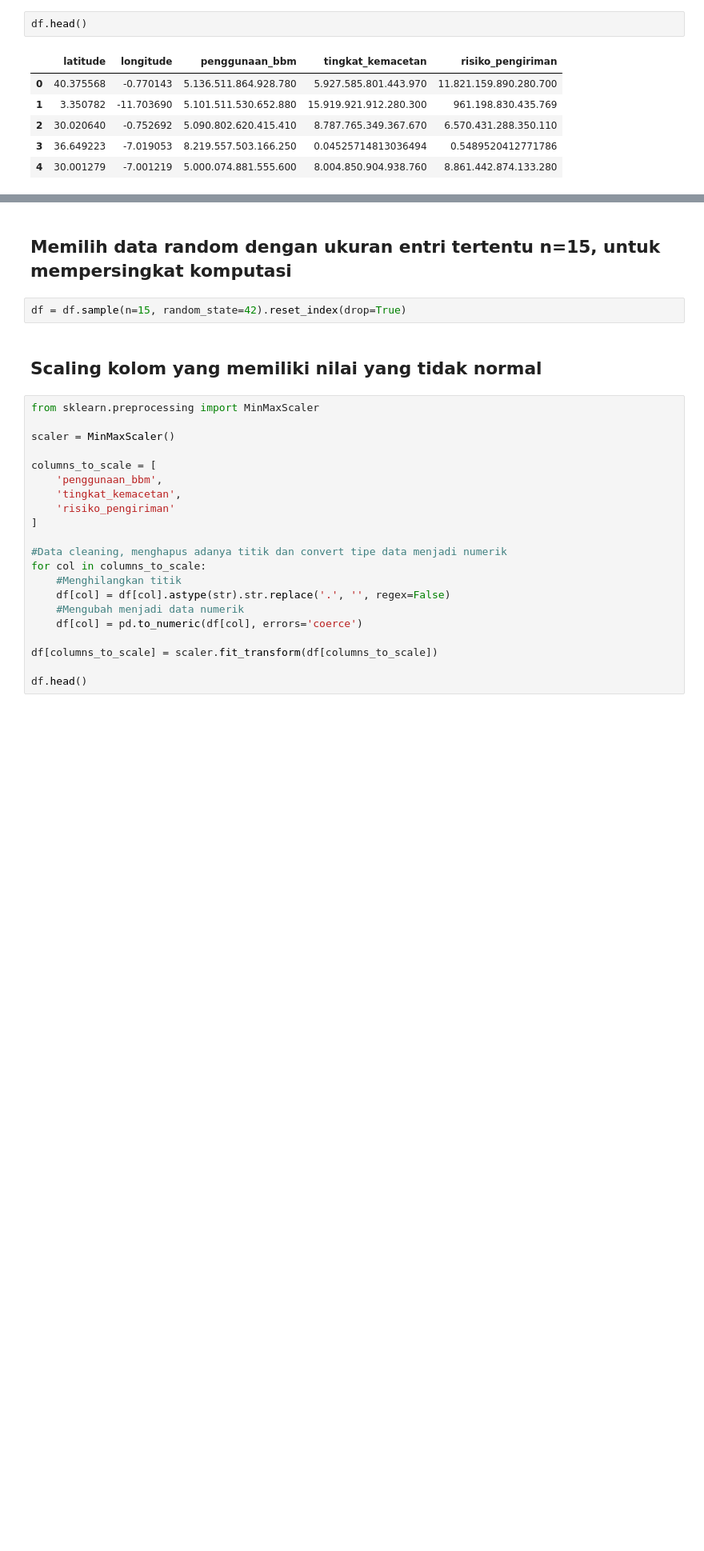
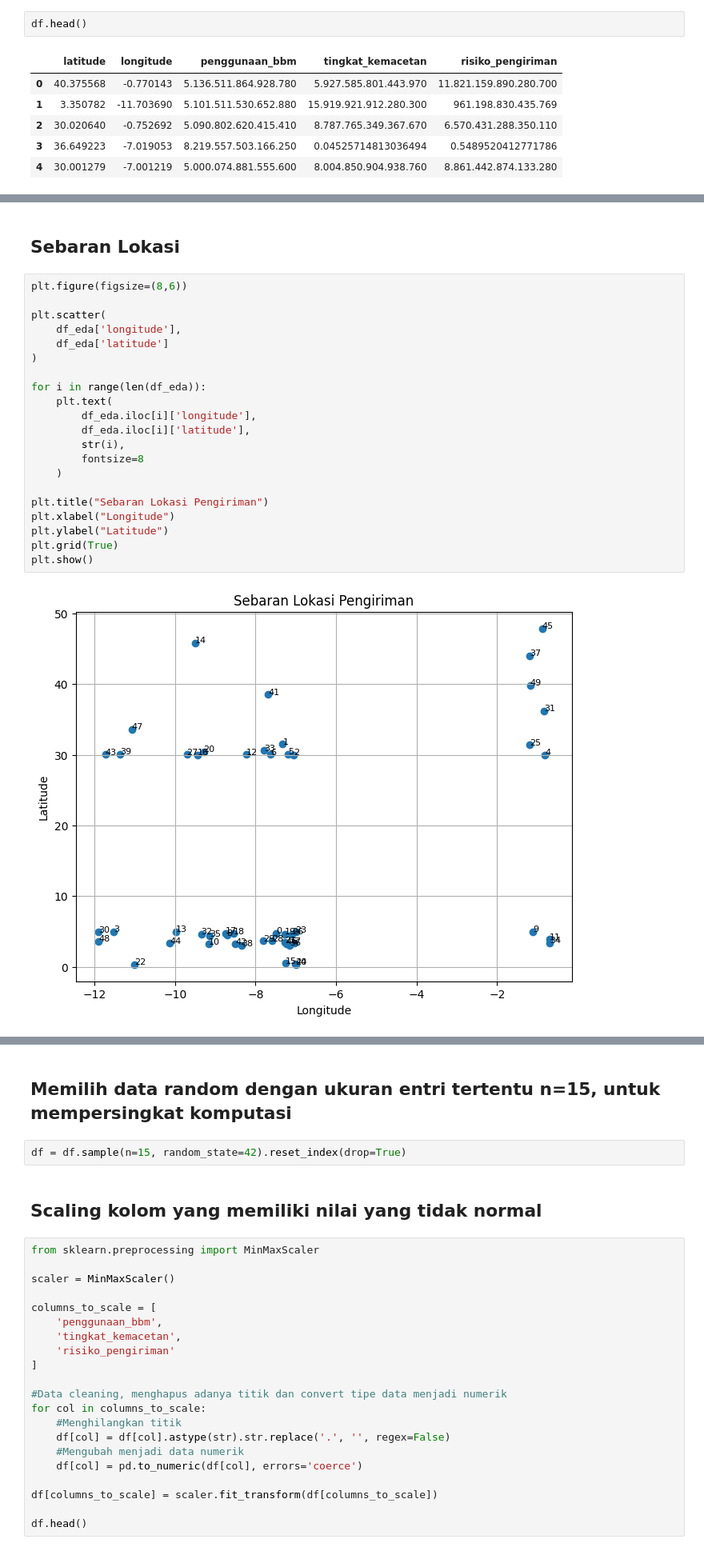
Before and after one commit to amelrdini/smart-route-optimization, a Jupyter notebook: Route_Planning_and_Optimizitation.ipynb, the cells around one changed output, grey strips where cells are left out. Shown at 80% size. Drawn from its saved outputs; the diff is of its cells as text; blank space fills up the shorter version.

```diff
--- a/Route_Planning_and_Optimizitation.ipynb
+++ b/Route_Planning_and_Optimizitation.ipynb
@@ -60,0 +153,25 @@ df.head()
+# %% [markdown]
+## **Sebaran Lokasi**
+# %%
+plt.figure(figsize=(8,6))
+
+plt.scatter(
+    df_eda['longitude'],
+    df_eda['latitude']
+)
+
+for i in range(len(df_eda)):
+    plt.text(
+        df_eda.iloc[i]['longitude'],
+        df_eda.iloc[i]['latitude'],
+        str(i),
+        fontsize=8
+    )
+
+plt.title("Sebaran Lokasi Pengiriman")
+plt.xlabel("Longitude")
+plt.ylabel("Latitude")
+plt.grid(True)
+plt.show()
+# %% [output]
+[figure, added]
```
Also changed, not shown: parts of 20 cells of this notebook, 3 other files.
